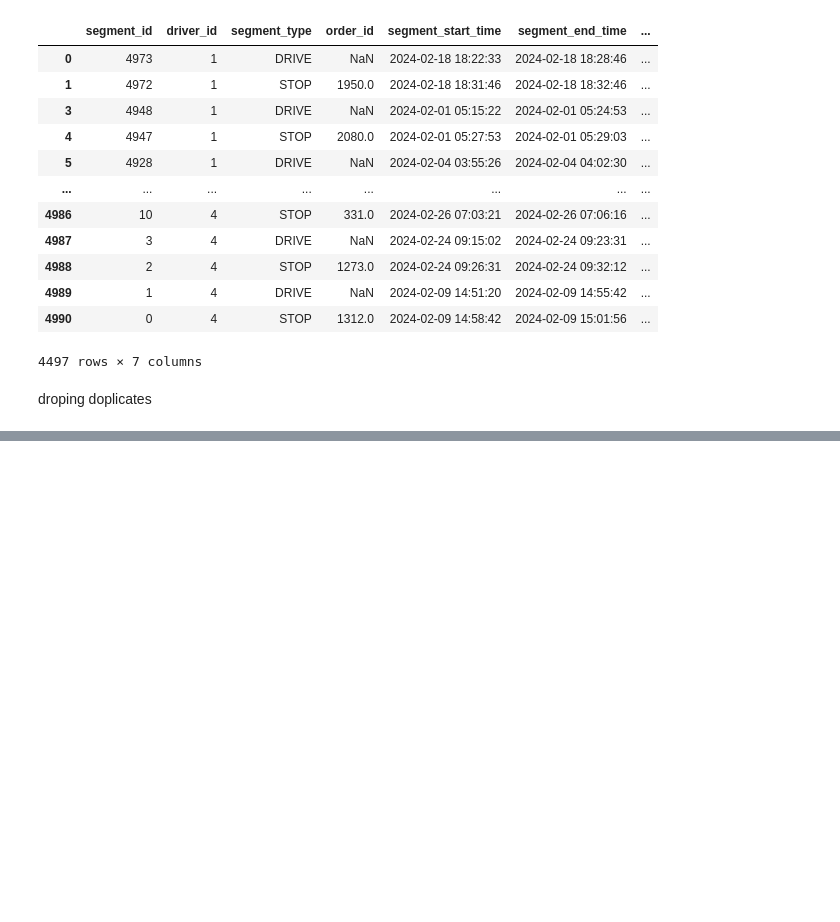
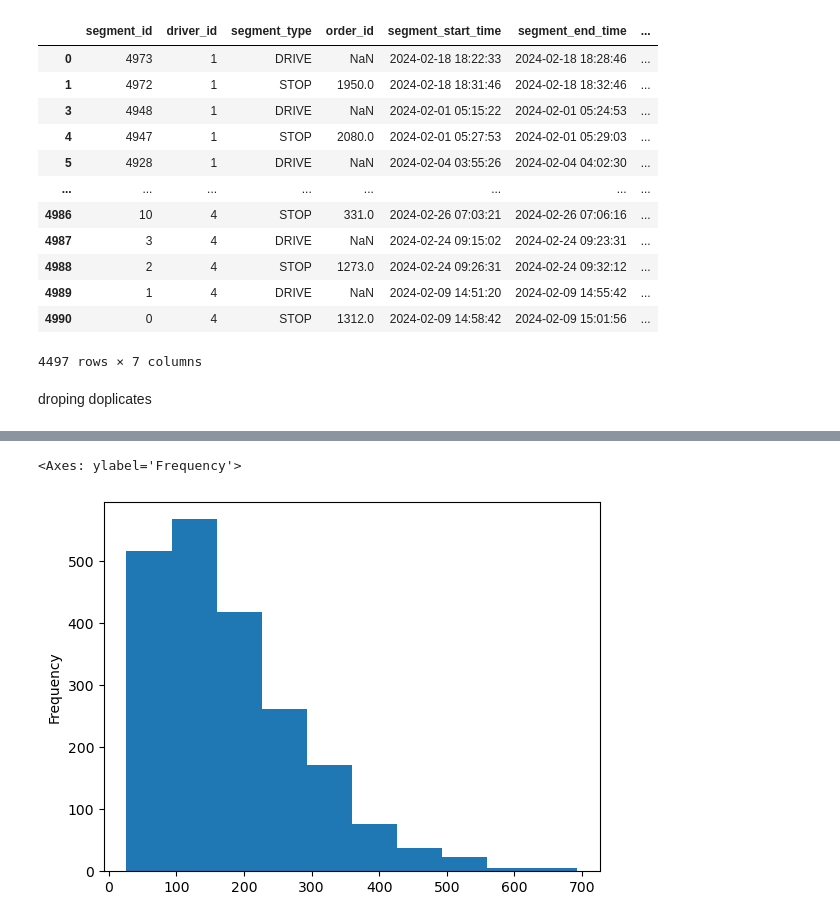
Before and after one commit to lion158/DeliveryTimePredictions, a Jupyter notebook: data_analysis.ipynb, the cells around one changed output, grey strips where cells are left out. Saved outputs shown, nothing was run; the diff lists cells and outputs as text; code cells hidden in the pictures; blank space fills up the shorter version.

```diff
--- a/data_analysis.ipynb
+++ b/data_analysis.ipynb
@@ -84,0 +123,5 @@ check if deliver is in the same day?
+# %%
+df[df["segment_type"] == "STOP"]["time_diff_in_seconds"].plot(kind="hist")
+# %% [output]
+<Axes: ylabel='Frequency'>
+[figure, added]
```
Also changed, not shown: parts of 87 cells of this notebook, 13 other files.
